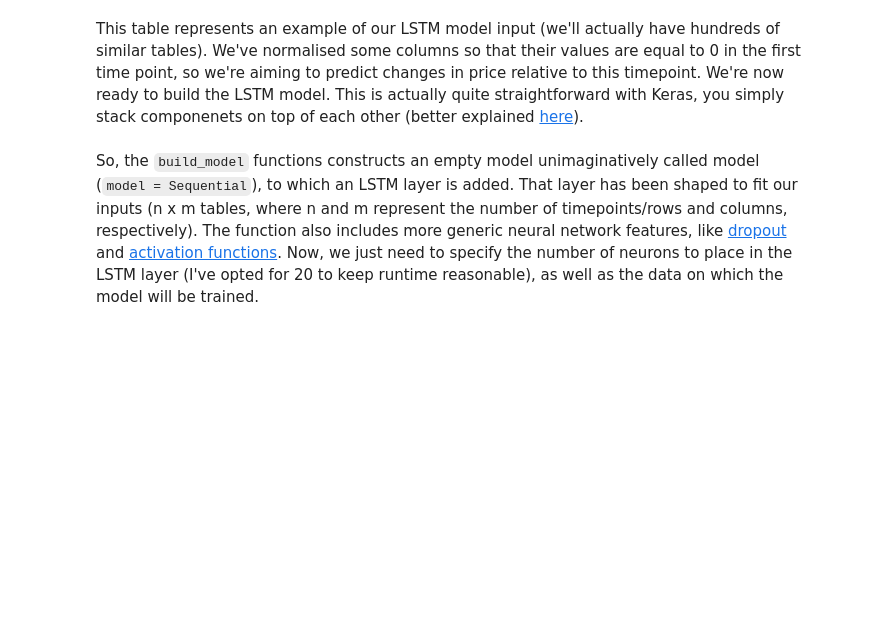
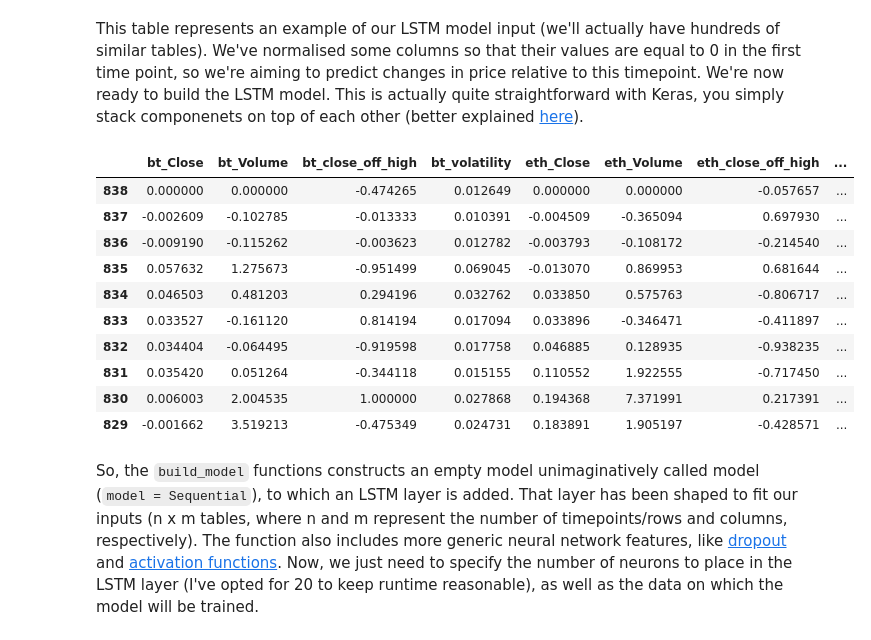
Before and after one commit to sbanerjee2020/alt-futures, a Jupyter notebook: SB_ALT_Futures.ipynb, the cells around one changed output. Cells and saved outputs as stored; diff of their text form; code cells hidden in the pictures; blank space fills up the shorter version.

```diff
--- a/SB_ALT_Futures.ipynb
+++ b/SB_ALT_Futures.ipynb
@@ -560,5 +624,19 @@ LSTM_training_inputs[0]
 # %% [markdown]
 This table represents an example of our LSTM model input (we'll actually have hundreds of similar tables). We've normalised some columns so that their values are equal to 0 in the first time point, so we're aiming to predict changes in price relative to this timepoint. We're now ready to build the LSTM model. This is actually quite straightforward with Keras, you simply stack componenets on top of each other (better explained [here](https://dashee87.github.io/data%20science/deep%20learning/python/another-keras-tutorial-for-neural-network-beginners/)).
+# %%
+LSTM_training_inputs[3]
+# %% [output]
+|  | bt_Close | bt_Volume | bt_close_off_high | bt_volatility | eth_Close | eth_Volume | eth_close_off_high | ... |
+| 838 | 0.000000 | 0.000000 | -0.474265 | 0.012649 | 0.000000 | 0.000000 | -0.057657 | ... |
+| 837 | -0.002609 | -0.102785 | -0.013333 | 0.010391 | -0.004509 | -0.365094 | 0.697930 | ... |
+| 836 | -0.009190 | -0.115262 | -0.003623 | 0.012782 | -0.003793 | -0.108172 | -0.214540 | ... |
+| 835 | 0.057632 | 1.275673 | -0.951499 | 0.069045 | -0.013070 | 0.869953 | 0.681644 | ... |
+| 834 | 0.046503 | 0.481203 | 0.294196 | 0.032762 | 0.033850 | 0.575763 | -0.806717 | ... |
+| 833 | 0.033527 | -0.161120 | 0.814194 | 0.017094 | 0.033896 | -0.346471 | -0.411897 | ... |
+| 832 | 0.034404 | -0.064495 | -0.919598 | 0.017758 | 0.046885 | 0.128935 | -0.938235 | ... |
+| 831 | 0.035420 | 0.051264 | -0.344118 | 0.015155 | 0.110552 | 1.922555 | -0.717450 | ... |
+| 830 | 0.006003 | 2.004535 | 1.000000 | 0.027868 | 0.194368 | 7.371991 | 0.217391 | ... |
+| 829 | -0.001662 | 3.519213 | -0.475349 | 0.024731 | 0.183891 | 1.905197 | -0.428571 | ... |
 # %%
 # I find it easier to work with numpy arrays rather than pandas dataframes
 # especially as we now only have numerical data
```
Also changed, not shown: parts of 50 cells of this notebook.
